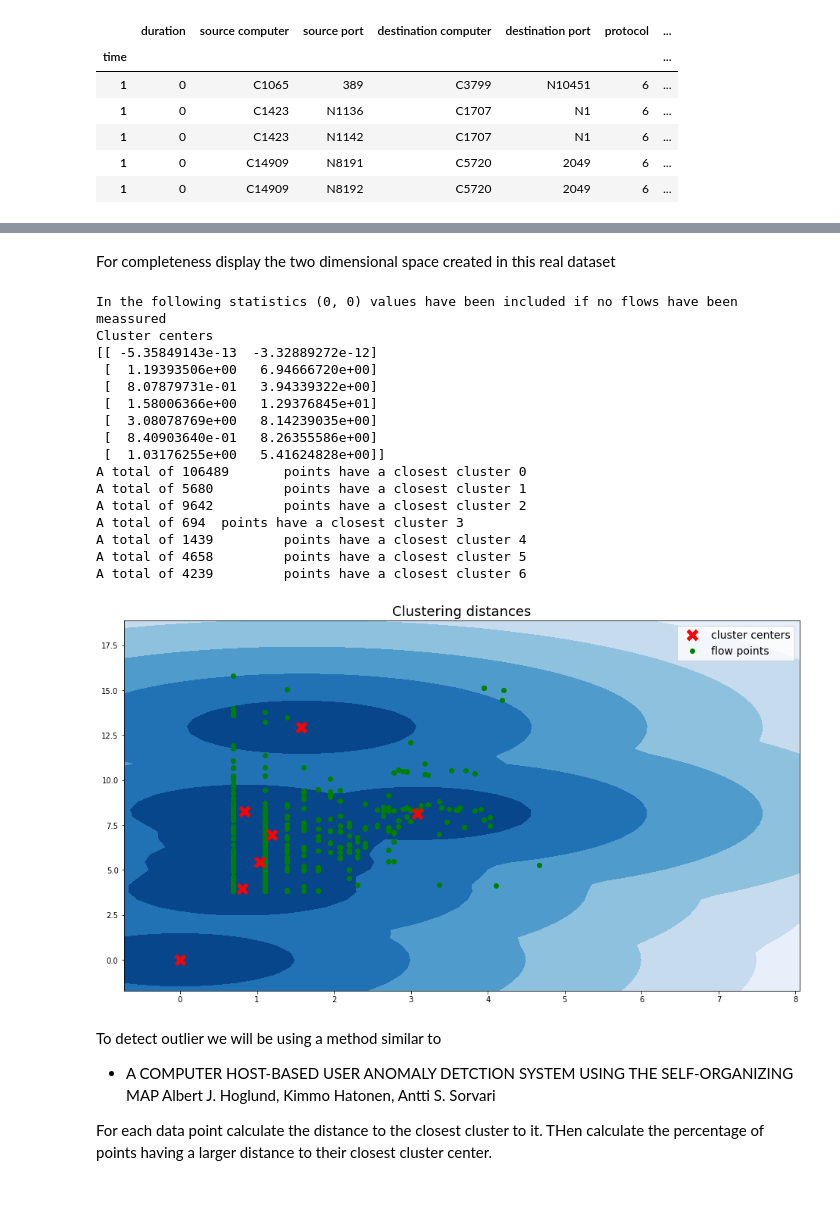
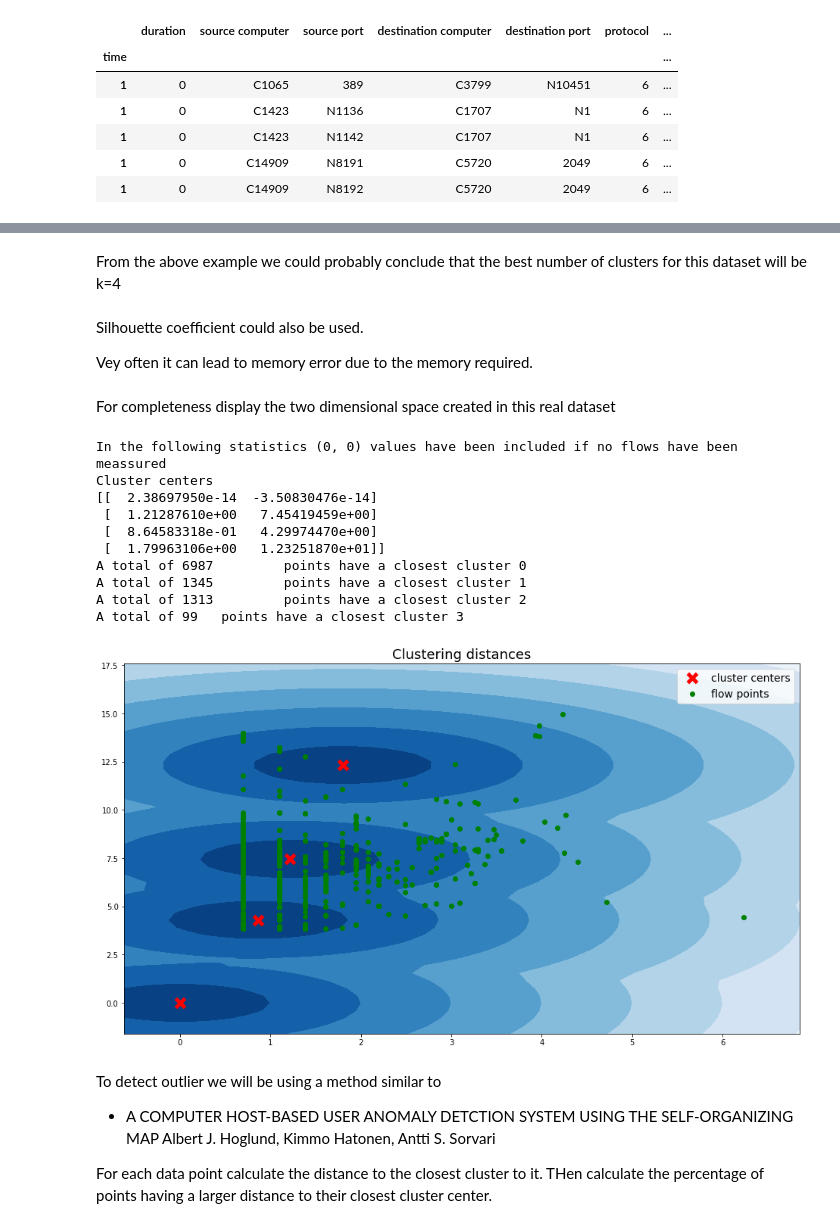
Before and after one commit to SotirisAnagnostidis/onlineAnomalyDetection, a Jupyter notebook: diploma/Progression.ipynb, the cells around one changed output, grey strips where cells are left out. Saved outputs shown, nothing was run; the diff lists cells and outputs as text; code cells hidden in the pictures; blank space fills up the shorter version.

```diff
--- a/diploma/Progression.ipynb
+++ b/diploma/Progression.ipynb
@@ -322,7 +322,7 @@ For the rest of this excercise we will be using the dataset provided at https://
 
 From the file flows.txt the first 100,000 lines will be initially used
 # %%
-N = 20000
+N = 100000
 
 df_N = pd.read_csv('../../../diploma/multi-source-syber-security-events/flows.txt', header=None, nrows=N)
 # %%
@@ -386,0 +417,17 @@ data_by_host_N, hosts_N = get_data_by_dataframe(df_N)
+# %%
+import itertools
+from sklearn.cluster import KMeans
+
+all_data_N = np.vstack(list(itertools.chain(*list(data_by_host_N.values()))))
+# %%
+from sklearn.metrics import silhouette_score
+
+cluster_sizes = range(3, 10)
+
+cluster_scores = []
+silhouette_scores = []
+
+for k in cluster_sizes:
+    km = KMeans(k, random_state=77)
+    km.fit(all_data_N)
+    cluster_scores.append(km.inertia_)
@@ -387,12 +440,13 @@ data_by_host_N, hosts_N = get_data_by_dataframe(df_N)
+# %% [markdown]
+From the above example we could probably conclude that the best number of clusters for this dataset will be k=4
+# %% [markdown]
+Silhouette coefficient could also be used.
+
+Vey often it can lead to memory error due to the memory required.
 # %% [markdown]
 For completeness display the two dimensional space created in this real dataset
 # %%
-import itertools
-from sklearn.cluster import KMeans
-
-all_data_N = list(itertools.chain(*list(data_by_host_N.values())))
-
-n_clusters = 7
+n_clusters = 4
 kmeans_N = KMeans(n_clusters=n_clusters, random_state=0).fit(all_data_N)
 
 print('In the following statistics (0, 0) values have been included if no flows have been meassured')
@@ -415,48 +469,42 @@ limits_y = [all_data_N_min[1] - 0.1 * len_y, all_data_N_max[1] + 0.1 * len_y]
 
 # plot the level sets of the decision function
 xx, yy = np.meshgrid(np.linspace(limits_x[0], limits_x[1], 50),
                      np.linspace(limits_y[0], limits_y[1], 50))
 #Z = clf._decision_function(np.c_[xx.ravel(), yy.ravel()])
 Z = distance_to_closest_cluster(np.c_[xx.ravel(), yy.ravel()], kmeans_N)
 Z = Z.reshape(xx.shape)
 
 plt.title("Clustering distances", fontsize=18)
 plt.contourf(xx, yy, Z, cmap=plt.cm.Blues_r)
 
 
 # randomly scatter some only points
 choices = np.random.choice(len(all_data_N), 5000)
 
 for choice in choices:
     point = all_data_N[choice]
     b = plt.scatter(point[0], point[1], color='green', marker='o')
 
 for center in kmeans_N.cluster_centers_:
     a = plt.scatter(center[0], center[1], color='red', marker='x', s=150, linewidth=5)
 
 plt.axis('tight')
 plt.xlim(limits_x)
 plt.ylim(limits_y)
 plt.legend([a, b], ["cluster centers","flow points"], fontsize=14)
 plt.show()
 # %% [output]
 In the following statistics (0, 0) values have been included if no flows have been meassured
 Cluster centers
-[[ -5.35849143e-13  -3.32889272e-12]
- [  1.19393506e+00   6.94666720e+00]
- [  8.07879731e-01   3.94339322e+00]
- [  1.58006366e+00   1.29376845e+01]
- [  3.08078769e+00   8.14239035e+00]
- [  8.40903640e-01   8.26355586e+00]
- [  1.03176255e+00   5.41624828e+00]]
-A total of 106489       points have a closest cluster 0
-A total of 5680         points have a closest cluster 1
-A total of 9642         points have a closest cluster 2
-A total of 694  points have a closest cluster 3
-A total of 1439         points have a closest cluster 4
-A total of 4658         points have a closest cluster 5
-A total of 4239         points have a closest cluster 6
+[[  2.38697950e-14  -3.50830476e-14]
+ [  1.21287610e+00   7.45419459e+00]
+ [  8.64583318e-01   4.29974470e+00]
+ [  1.79963106e+00   1.23251870e+01]]
+A total of 6987         points have a closest cluster 0
+A total of 1345         points have a closest cluster 1
+A total of 1313         points have a closest cluster 2
+A total of 99   points have a closest cluster 3
-[figure, old version]
+[figure, new version]
 # %% [markdown]
 To detect outlier we will be using a method similar to
 
```
Also changed, not shown: parts of 17 cells of this notebook.
